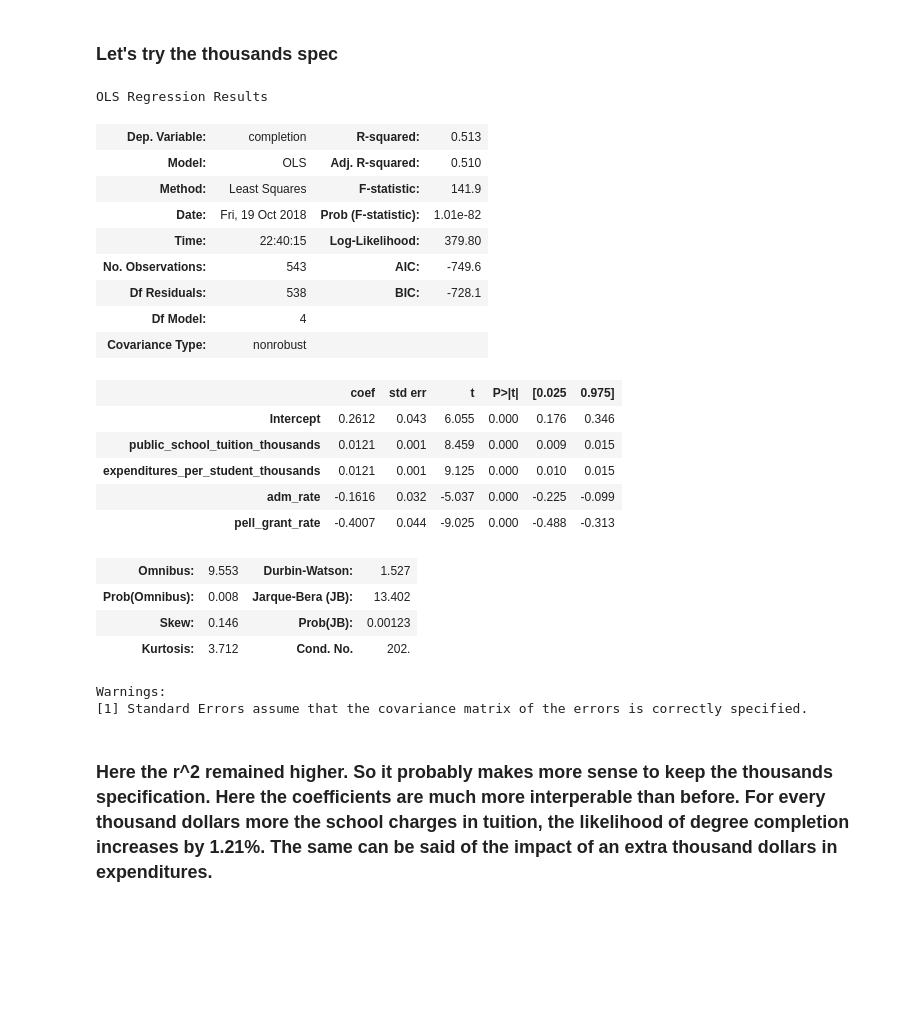
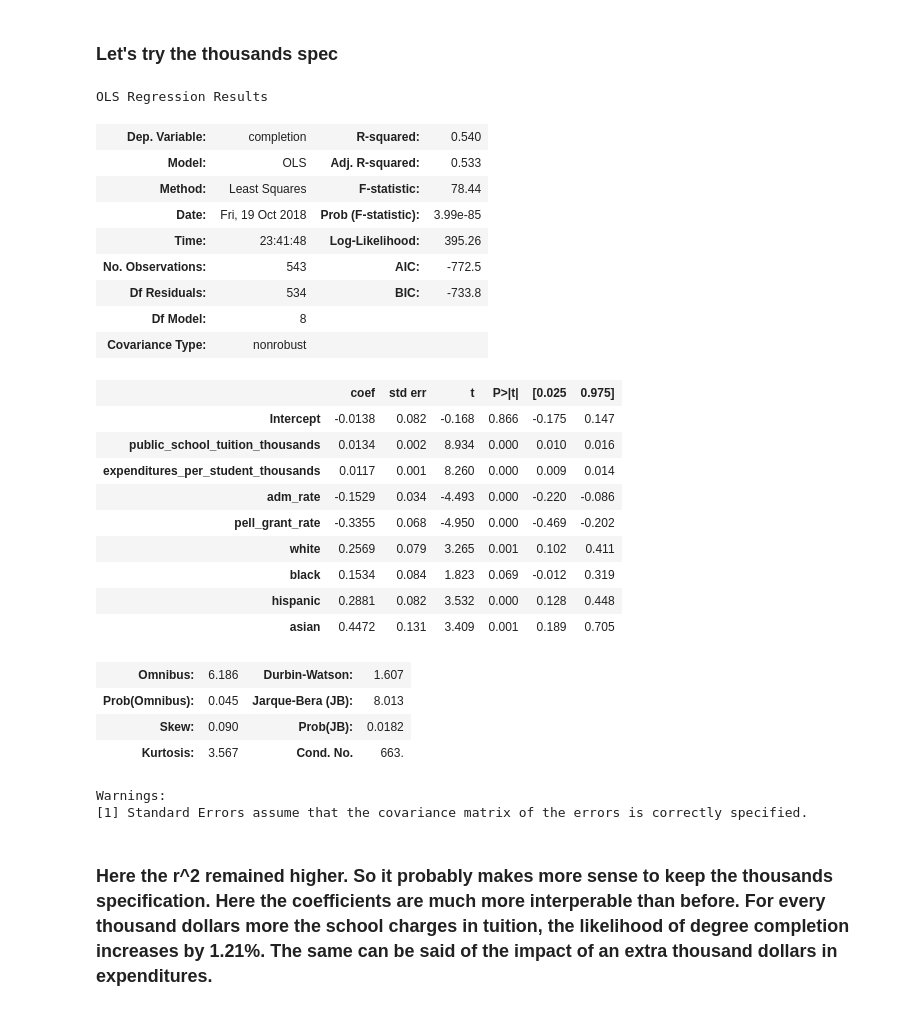
Before and after one commit to ibooth1/Group-Project, a Jupyter notebook: Group Project.ipynb, the cells around one changed output. Saved outputs shown, nothing was run; the diff lists cells and outputs as text; code cells hidden in the pictures; blank space fills up the shorter version.

```diff
--- a/Group Project.ipynb
+++ b/Group Project.ipynb
@@ -75,0 +78,10 @@ df.head()
+# %%
+df["white"] = dfraw["UGDS_WHITE"]
+df["black"] = dfraw["UGDS_BLACK"]
+df["hispanic"] = dfraw["UGDS_HISP"]
+df["asian"] = dfraw["UGDS_ASIAN"]
+df["american_indian"] = dfraw["UGDS_AIAN"]
+df["hawaiian_pcislander"] = dfraw["UGDS_NHPI"]
+df["race_ethnicity_two"] =dfraw["UGDS_2MOR"]
+df["nonresident"] = dfraw["UGDS_NRA"]
+df["unknown"] = dfraw["UGDS_UNKN"]
@@ -204,29 +290,33 @@ Warnings:
 # %%
 import statsmodels.formula.api as sm
 
-reg3 = sm.ols(formula='completion ~ public_school_tuition_thousands + expenditures_per_student_thousands + adm_rate + pell_grant_rate', data=df).fit()
-reg3.summary()
+reg4 = sm.ols(formula='completion ~ public_school_tuition_thousands + expenditures_per_student_thousands + adm_rate + pell_grant_rate + white + black + hispanic + asian', data=df).fit()
+reg4.summary()
 # %% [output]
 OLS Regression Results
-| Dep. Variable: | completion | R-squared: | 0.513 |
-| Model: | OLS | Adj. R-squared: | 0.510 |
-| Method: | Least Squares | F-statistic: | 141.9 |
-| Date: | Fri, 19 Oct 2018 | Prob (F-statistic): | 1.01e-82 |
-| Time: | 22:40:15 | Log-Likelihood: | 379.80 |
-| No. Observations: | 543 | AIC: | -749.6 |
-| Df Residuals: | 538 | BIC: | -728.1 |
-| Df Model: | 4 |  |  |
+| Dep. Variable: | completion | R-squared: | 0.540 |
+| Model: | OLS | Adj. R-squared: | 0.533 |
+| Method: | Least Squares | F-statistic: | 78.44 |
+| Date: | Fri, 19 Oct 2018 | Prob (F-statistic): | 3.99e-85 |
+| Time: | 23:41:48 | Log-Likelihood: | 395.26 |
+| No. Observations: | 543 | AIC: | -772.5 |
+| Df Residuals: | 534 | BIC: | -733.8 |
+| Df Model: | 8 |  |  |
 | Covariance Type: | nonrobust |  |  |
 |  | coef | std err | t | P>|t| | [0.025 | 0.975] |
-| Intercept | 0.2612 | 0.043 | 6.055 | 0.000 | 0.176 | 0.346 |
-| public_school_tuition_thousands | 0.0121 | 0.001 | 8.459 | 0.000 | 0.009 | 0.015 |
-| expenditures_per_student_thousands | 0.0121 | 0.001 | 9.125 | 0.000 | 0.010 | 0.015 |
-| adm_rate | -0.1616 | 0.032 | -5.037 | 0.000 | -0.225 | -0.099 |
-| pell_grant_rate | -0.4007 | 0.044 | -9.025 | 0.000 | -0.488 | -0.313 |
+| Intercept | -0.0138 | 0.082 | -0.168 | 0.866 | -0.175 | 0.147 |
+| public_school_tuition_thousands | 0.0134 | 0.002 | 8.934 | 0.000 | 0.010 | 0.016 |
+| expenditures_per_student_thousands | 0.0117 | 0.001 | 8.260 | 0.000 | 0.009 | 0.014 |
+| adm_rate | -0.1529 | 0.034 | -4.493 | 0.000 | -0.220 | -0.086 |
+| pell_grant_rate | -0.3355 | 0.068 | -4.950 | 0.000 | -0.469 | -0.202 |
+| white | 0.2569 | 0.079 | 3.265 | 0.001 | 0.102 | 0.411 |
+| black | 0.1534 | 0.084 | 1.823 | 0.069 | -0.012 | 0.319 |
+| hispanic | 0.2881 | 0.082 | 3.532 | 0.000 | 0.128 | 0.448 |
+| asian | 0.4472 | 0.131 | 3.409 | 0.001 | 0.189 | 0.705 |
-| Omnibus: | 9.553 | Durbin-Watson: | 1.527 |
-| Prob(Omnibus): | 0.008 | Jarque-Bera (JB): | 13.402 |
-| Skew: | 0.146 | Prob(JB): | 0.00123 |
-| Kurtosis: | 3.712 | Cond. No. | 202. |
+| Omnibus: | 6.186 | Durbin-Watson: | 1.607 |
+| Prob(Omnibus): | 0.045 | Jarque-Bera (JB): | 8.013 |
+| Skew: | 0.090 | Prob(JB): | 0.0182 |
+| Kurtosis: | 3.567 | Cond. No. | 663. |
 Warnings:
 [1] Standard Errors assume that the covariance matrix of the errors is correctly specified.
 # %% [markdown]
```
Also changed, not shown: parts of 18 cells of this notebook.
